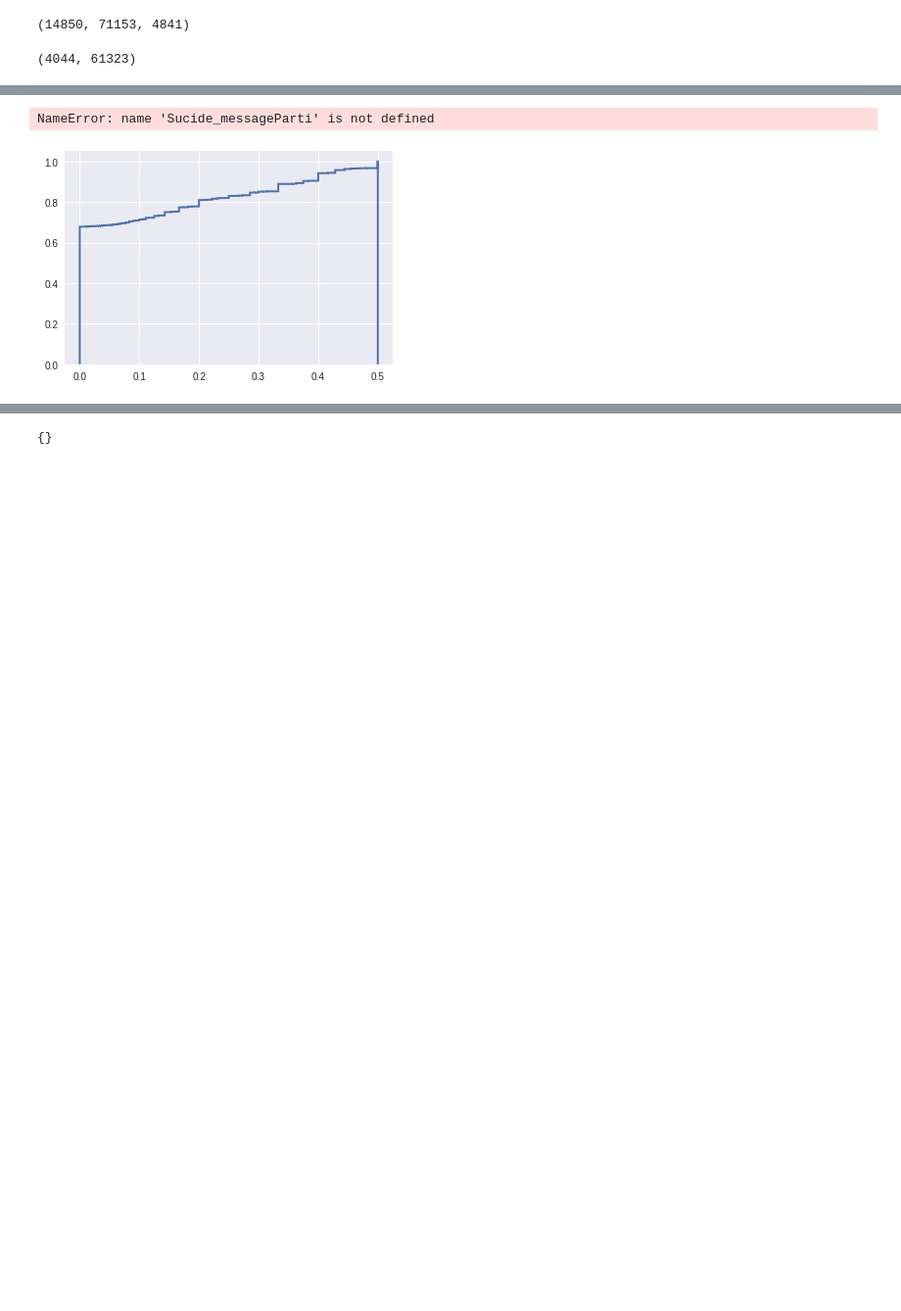
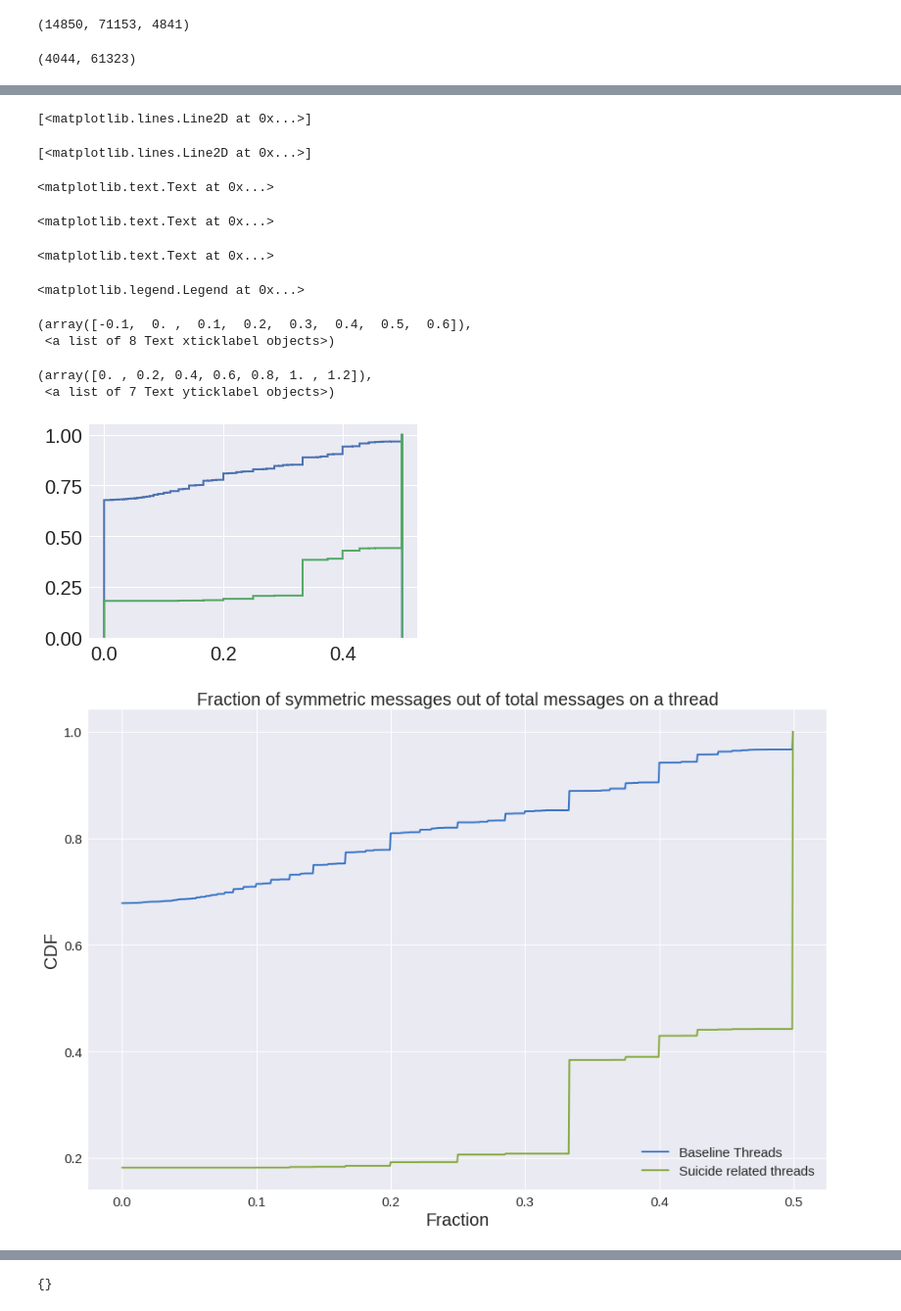
Before and after one commit to sagarjoglekar/redditTools, a Jupyter notebook: Notebooks/twitter-suicide.ipynb, the cells around one changed output, grey strips where cells are left out. Shown at 98% size. Cells and saved outputs as stored; diff of their text form; code cells hidden in the pictures; blank space fills up the shorter version.

```diff
--- a/Notebooks/twitter-suicide.ipynb
+++ b/Notebooks/twitter-suicide.ipynb
@@ -785,24 +788,34 @@ Westmin_messageParti , Westmin_userParti , _ = getSymmetricBehaviour(UserGraphs_
 Manchester_messageParti , Manchester_userParti , _ = getSymmetricBehaviour(UserGraphs_Manchester,opDict_Manchester)
 # %%
 n1 , bins1 , patches1 = plt.hist(Westmin_messageParti + Manchester_messageParti, 1000, normed=1,histtype='step', cumulative=True,linewidth = 2.0)
-n2 , bins2 , patches2 = plt.hist(Sucide_messageParti, 1000, normed=1,histtype='step', cumulative=True,linewidth = 2.0)
+n2 , bins2 , patches2 = plt.hist(Suicide_messageParti, 1000, normed=1,histtype='step', cumulative=True,linewidth = 2.0)
 fig, ax = plt.subplots()
 fig.set_size_inches(15, 10)
 
 ax.plot(bins1[:-1], n1, 'b', linewidth=2)
 ax.plot(bins2[:-1], n2, 'g', linewidth=2)
 
 plt.title("Fraction of symmetric messages out of total messages on a thread", fontsize = 20)
 plt.xlabel("Fraction",fontsize = 20)
 plt.ylabel("CDF",fontsize = 20)
 plt.legend(['Baseline Threads','Suicide related threads'], loc='lower right',fontsize=15)
 plt.xticks(fontsize=15)
 plt.yticks(fontsize=15)
 # plt.grid()
 plt.show()
 # %% [output]
-NameError: name 'Sucide_messageParti' is not defined
+[<matplotlib.lines.Line2D at 0x...>]
+[<matplotlib.lines.Line2D at 0x...>]
+<matplotlib.text.Text at 0x...>
+<matplotlib.text.Text at 0x...>
+<matplotlib.text.Text at 0x...>
+<matplotlib.legend.Legend at 0x...>
+(array([-0.1,  0. ,  0.1,  0.2,  0.3,  0.4,  0.5,  0.6]),
+ <a list of 8 Text xticklabel objects>)
+(array([0. , 0.2, 0.4, 0.6, 0.8, 1. , 1.2]),
+ <a list of 7 Text yticklabel objects>)
-[figure, old version]
+[figure, new version]
+[figure, added]
 # %%
 n1 , bins1 , patches1 = plt.hist(Westmin_userParti + Manchester_userParti, 1000, normed=1,histtype='step', cumulative=True,linewidth = 2.0)
 n2 , bins2 , patches2 = plt.hist(Suicide_userParti, 1000, normed=1,histtype='step', cumulative=True,linewidth = 2.0)
```
Also changed, not shown: parts of 58 cells of this notebook, 5 other files.
